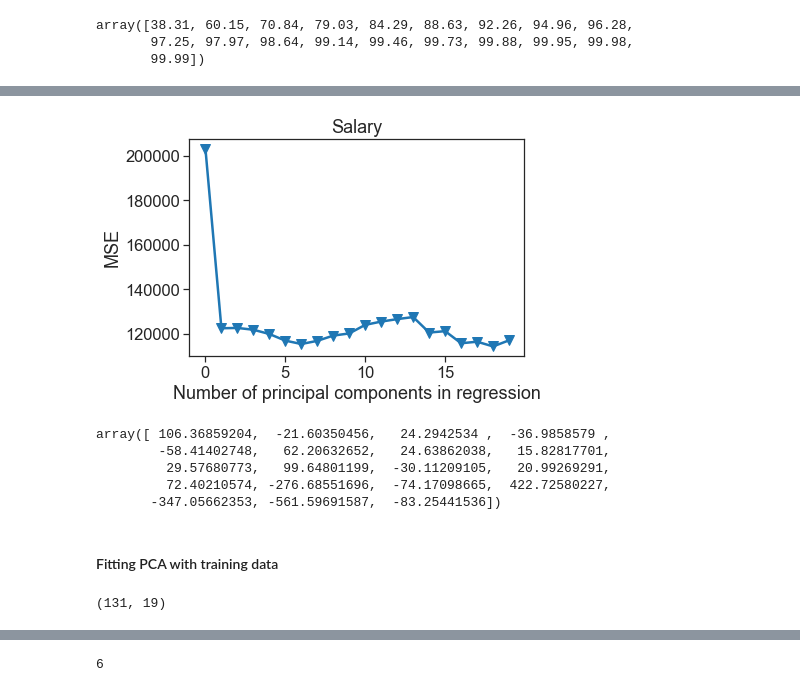
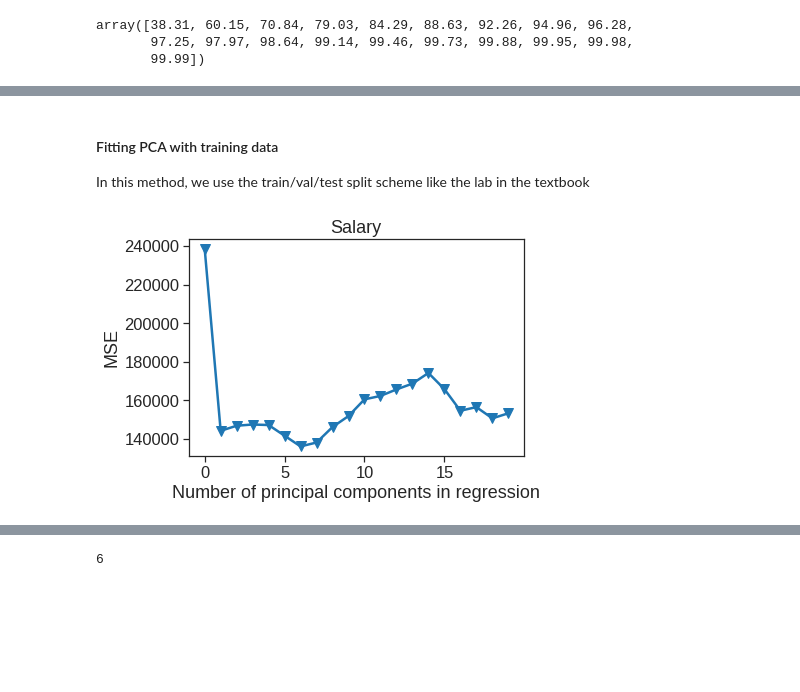
Before and after one commit to phonchi/nsysu-math6084, a Jupyter notebook: static_files/presentations/Chapter_6_Lab.ipynb, the cells around one changed output, grey strips where cells are left out. Saved outputs shown, nothing was run; the diff lists cells and outputs as text; code cells hidden in the pictures; blank space fills up the shorter version.

```diff
--- a/static_files/presentations/Chapter_6_Lab.ipynb
+++ b/static_files/presentations/Chapter_6_Lab.ipynb
@@ -715,7 +744,7 @@ alphas[62], validation_score[62]
 # %% [markdown]
 We can also do built-in cross-validation using `RidgeCV`
 # %%
-ridgecv = RidgeCV(alphas=alphas, scoring='neg_mean_squared_error', cv=10)
+kf = KFold(n_splits=10, shuffle=True, random_state=2)
+ridgecv = RidgeCV(alphas=alphas, scoring='neg_mean_squared_error', cv=kf)
 ridgecv.fit(scale(X_train), y_train)
-#reg = RidgeCV(alphas=alphas, scoring='neg_mean_squared_error', cv=10).fit(X, y)
 # %% [output]
@@ -775,0 +808,3 @@ As expected, none of the coefficients are zero---ridge regression does not perfo
+# %%
+ridgeloocv = RidgeCV(alphas=alphas, scoring='neg_mean_squared_error', gcv_mode='auto')
+ridgeloocv.fit(scale(X_train), y_train)
@@ -775,0 +828,4 @@ As expected, none of the coefficients are zero---ridge regression does not perfo
+# %%
+model.set_params(alpha=ridgeloocv.alpha_)
+model.fit(scale(X_train), y_train)
+mean_squared_error(y_test, model.predict(scale(X_test)))
@@ -799,6 +862,7 @@ plt.title('Lasso coefficients as a function of the regularization');
 # %% [markdown]
 We can see from the coefficient plot that depending on the choice of tuning parameter, some of the coefficients will be exactly equal to zero. We now perform cross-validation and compute the associated test error.
 # %%
-lassocv = LassoCV(alphas=None, cv=10, max_iter=10000)
+kf = KFold(n_splits=10, shuffle=True, random_state=2)
+lassocv = LassoCV(alphas=None, cv=kf, max_iter=10000)
 lassocv.fit(scale(X_train), y_train.values.ravel())
 # %% [output]
@@ -887,40 +963,30 @@ array([38.31, 60.15, 70.84, 79.03, 84.29, 88.63, 92.26, 94.96, 96.28,
+# %% [markdown]
+#### Fitting PCA with training data
+
+In this method, we use the train/val/test split scheme like the lab in the textbook
 # %%
+pca2 = PCA()
+X_reduced_train = pca2.fit_transform(scale(X_train))
+n = len(X_reduced_train)
+
 # 10-fold CV, with shuffle
-n = len(X_reduced)
-kf_10 = KFold(n_splits=10, shuffle=True, random_state=1)
+kf_10 = KFold(n_splits=10, shuffle=True, random_state=2)
 
-regr = LinearRegression()
 mse = []
 
 # Calculate MSE with only the intercept (no principal components in regression)
-score = -1*cross_val_score(regr, np.ones((n,1)), y.ravel(), cv=kf_10, scoring='neg_mean_squared_error').mean()
+score = -1*cross_val_score(regr, np.ones((n,1)), y_train, cv=kf_10, scoring='neg_mean_squared_error').mean()
 mse.append(score)
 
 # Calculate MSE using CV for the 19 principle components, adding one component at the time.
 for i in np.arange(1, 20):
-    score = -1*cross_val_score(regr, X_reduced[:,:i], y.ravel(), cv=kf_10, scoring='neg_mean_squared_error').mean()
+    score = -1*cross_val_score(regr, X_reduced_train[:,:i], y_train, cv=kf_10, scoring='neg_mean_squared_error').mean()
     mse.append(score)
 
-plt.plot(mse, '-v')
+plt.plot(np.arange(0, 20), np.array(mse), '-v')
 plt.xlabel('Number of principal components in regression')
 plt.ylabel('MSE')
 plt.title('Salary')
 plt.xlim(xmin=-1);
 # %% [output]
-[figure, old version]
+[figure, new version]
-# %%
-regr_test = LinearRegression()
-regr_test.fit(X_reduced, y)
-regr_test.coef_
-# %% [output]
-array([ 106.36859204,  -21.60350456,   24.2942534 ,  -36.9858579 ,
-        -58.41402748,   62.20632652,   24.63862038,   15.82817701,
-         29.57680773,   99.64801199,  -30.11209105,   20.99269291,
-         72.40210574, -276.68551696,  -74.17098665,  422.72580227,
-       -347.05662353, -561.59691587,  -83.25441536])
-# %% [markdown]
-#### Fitting PCA with training data
-# %%
-X_reduced_train.shape
-# %% [output]
-(131, 19)
```
Also changed, not shown: parts of 65 cells of this notebook.
